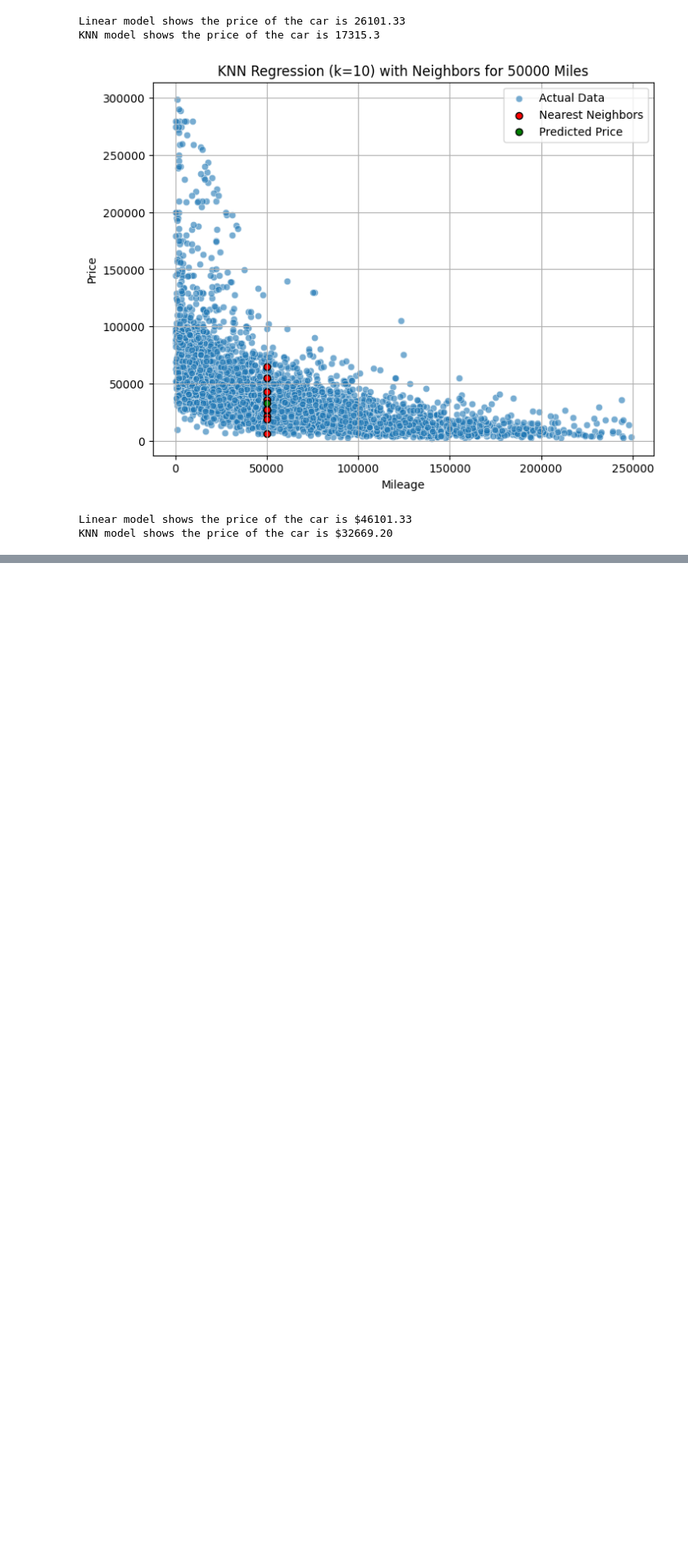
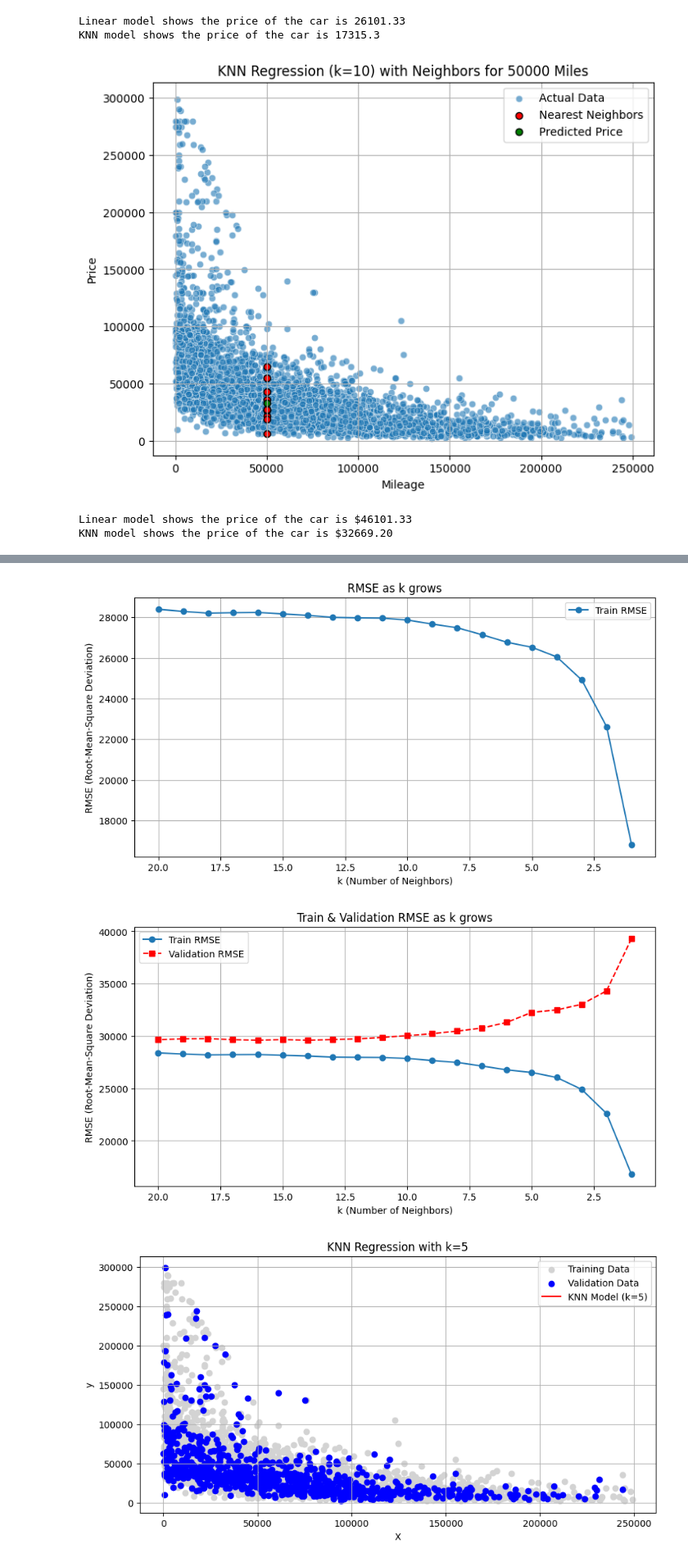
Before and after one commit to zhou1126/Marquette_teaching_finance, a Jupyter notebook: class4_usedcar.ipynb, the cells around one changed output, grey strips where cells are left out. Shown at 82% size. Drawn from its saved outputs; the diff is of its cells as text; code cells hidden in the pictures; blank space fills up the shorter version.

```diff
--- a/class4_usedcar.ipynb
+++ b/class4_usedcar.ipynb
@@ -205,0 +301,71 @@ KNN model shows the price of the car is $32669.20
+# %%
+# Split data into training and validation sets
+X_train, X_val, y_train, y_val = train_test_split(X, y, test_size=0.2, random_state=42)
+
+# Range of k values to try
+k_values = range(1, 21)
+train_rmse = []
+val_rmse = []
+
+# RMSE Calculation Function
+def rmse(y_true, y_pred):
+    return np.sqrt(mean_squared_error(y_true, y_pred))
+
+# Iterate over k values
+for k in k_values:
+    knn = KNeighborsRegressor(n_neighbors=k)
+    knn.fit(X_train, y_train)
+
+    # Predict and compute RMSE for training and validation sets
+    y_train_pred = knn.predict(X_train)
+    y_val_pred = knn.predict(X_val)
+
+    train_rmse.append(rmse(y_train, y_train_pred))
+    val_rmse.append(rmse(y_val, y_val_pred))
+
+# Plot RMSE of training as k grows
+plt.figure(figsize=(10, 5))
+plt.plot(k_values, train_rmse, marker='o', linestyle='-', label='Train RMSE')
+plt.xlabel('k (Number of Neighbors)')
+plt.ylabel('RMSE (Root-Mean-Square Deviation)')
+plt.title('RMSE as k grows')
+plt.gca().invert_xaxis()
+plt.legend()
+plt.grid()
+plt.show()
+
+# Plot RMSE of training and validation as k grows
+plt.figure(figsize=(10, 5))
+plt.plot(k_values, train_rmse, marker='o', linestyle='-', label='Train RMSE')
+plt.plot(k_values, val_rmse, marker='s', linestyle='--', label='Validation RMSE', color='red')
+plt.xlabel('k (Number of Neighbors)')
+plt.ylabel('RMSE (Root-Mean-Square Deviation)')
+plt.title('Train & Validation RMSE as k grows')
+plt.gca().invert_xaxis()
+plt.legend()
+plt.grid()
+plt.show()
+
+# Visualize model predictions for a chosen k
+k_selected = 5
+knn_selected = KNeighborsRegressor(n_neighbors=k_selected)
+knn_selected.fit(X_train, y_train)
+
+# Generate predictions
+grid_X = np.linspace(0, 10, 100).reshape(-1, 1)
+grid_y = knn_selected.predict(grid_X)
+
+plt.figure(figsize=(10, 5))
+plt.scatter(X_train, y_train, color='lightgray', label='Training Data')
+plt.scatter(X_val, y_val, color='blue', label='Validation Data')
+plt.plot(grid_X, grid_y, color='red', label=f'KNN Model (k={k_selected})')
+plt.xlabel('X')
+plt.ylabel('y')
+plt.title(f'KNN Regression with k={k_selected}')
+plt.legend()
+plt.grid()
+plt.show()
+# %% [output]
+[figure, added]
+[figure, added]
+[figure, added]
```
Also changed, not shown: parts of 5 cells of this notebook.
